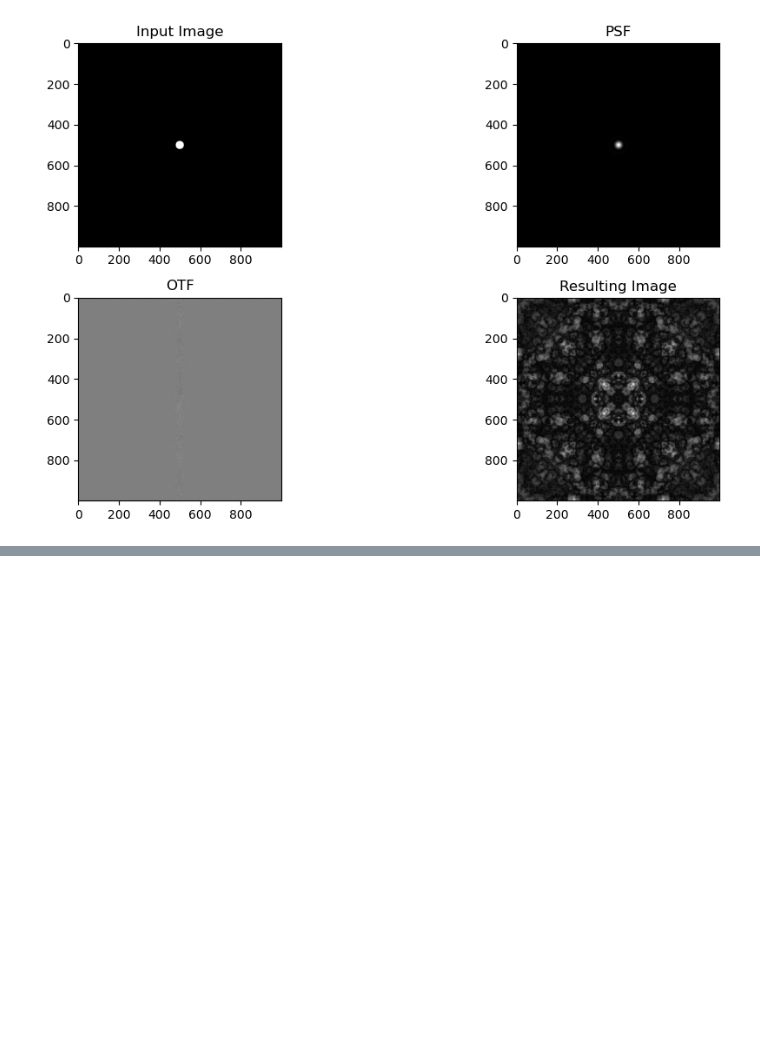
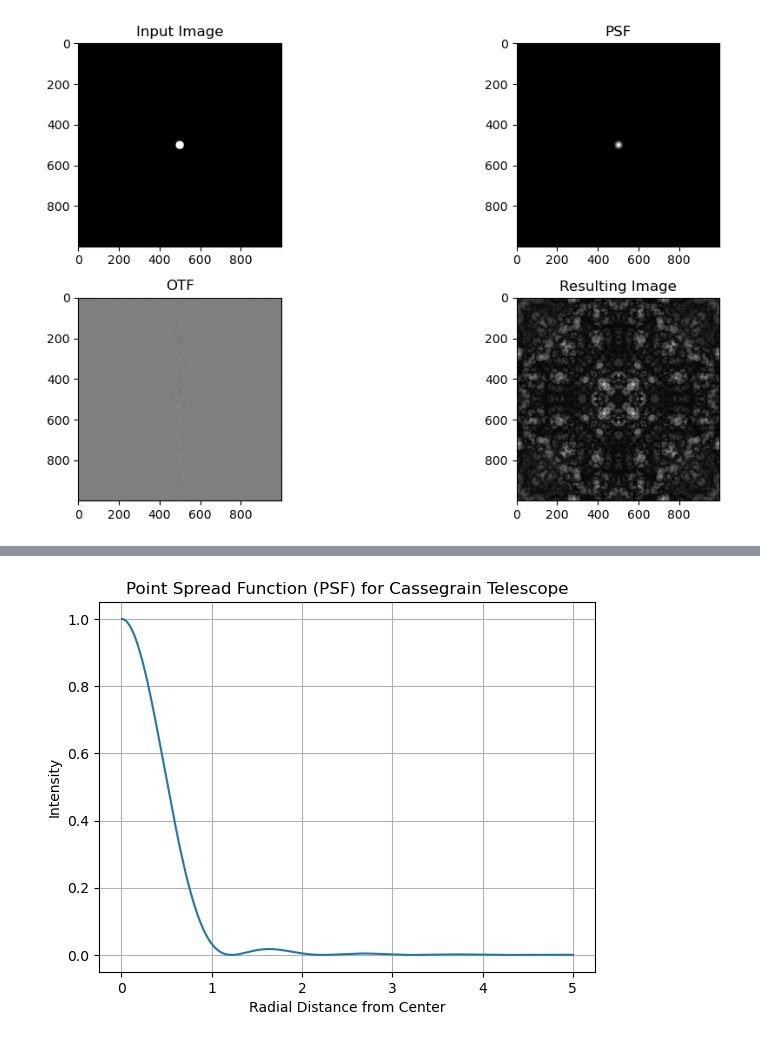
Before and after one commit to mbborja/comp_phys_group_1, a Jupyter notebook: testing.ipynb, the cells around one changed output, grey strips where cells are left out. Saved outputs shown, nothing was run; the diff lists cells and outputs as text; code cells hidden in the pictures; blank space fills up the shorter version.

```diff
--- a/testing.ipynb
+++ b/testing.ipynb
@@ -286,0 +275,20 @@ plt.show()
+# %%
+import numpy as np
+import matplotlib.pyplot as plt
+from scipy.special import j1
+
+# Define the radial distance (r) from the center
+r = np.linspace(0, 5, 1000)  # Adjust the range and resolution as needed
+
+# Calculate the PSF using the Bessel function
+psf = np.abs(2 * j1(np.pi * r) / (np.pi * r))**2
+
+# Plot the PSF
+plt.plot(r, psf)
+plt.title('Point Spread Function (PSF) for Cassegrain Telescope')
+plt.xlabel('Radial Distance from Center')
+plt.ylabel('Intensity')
+plt.grid(True)
+plt.show()
+# %% [output]
+[figure, added]
```
Also changed, not shown: parts of 4 cells of this notebook, 1 other file.
